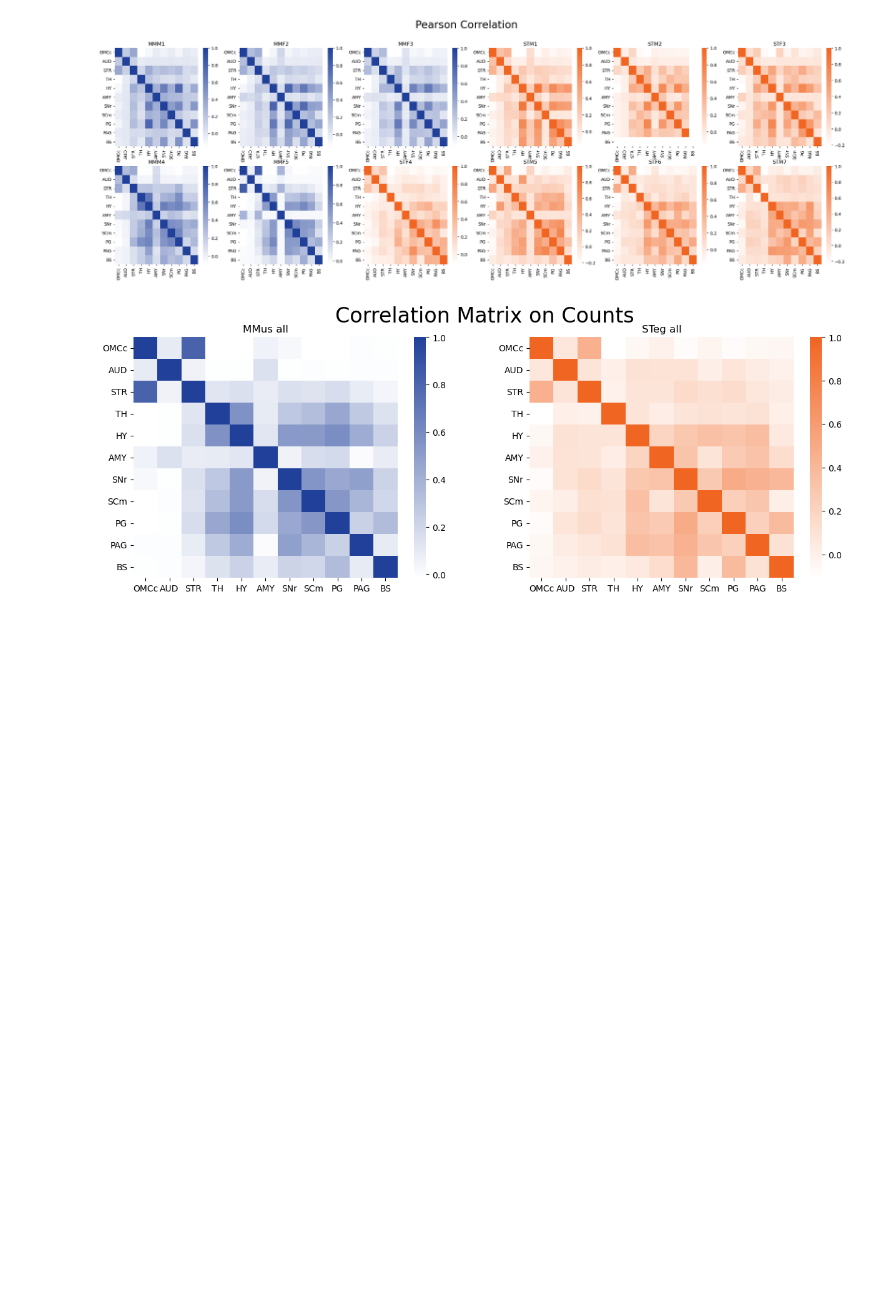
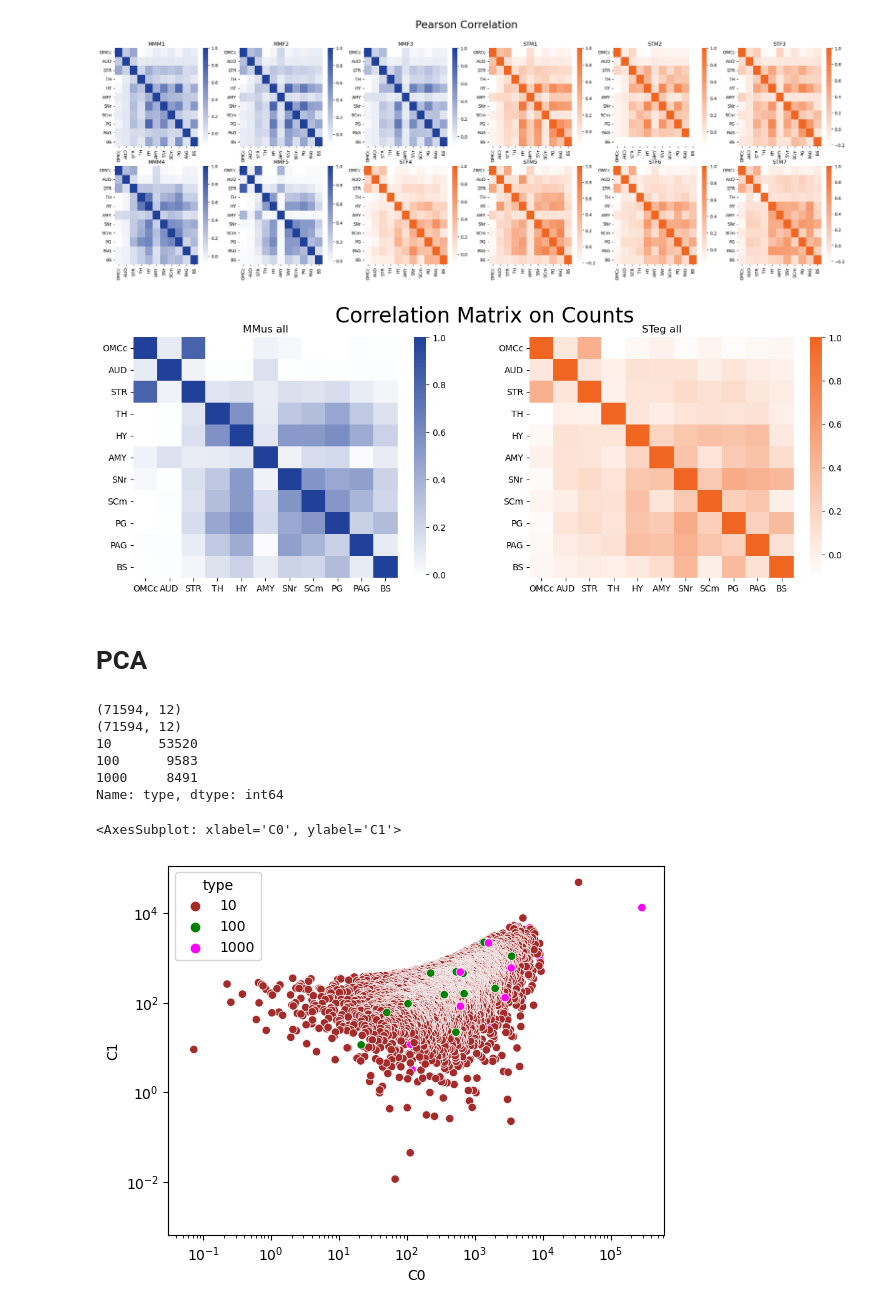
Before and after one commit to eisko/MAPseq_analysis, a Jupyter notebook: cell visualization ncount.ipynb, the cells around one changed output. Drawn from its saved outputs; the diff is of its cells as text; code cells hidden in the pictures; blank space fills up the shorter version.

```diff
--- a/cell visualization ncount.ipynb
+++ b/cell visualization ncount.ipynb
@@ -164,3 +165,52 @@ plt.show()
 # %% [output]
 [figure]
 [figure]
+# %% [markdown]
+# PCA
+# %%
+sorted = [sort_by_celltype(df, pt_areas=["AMY", "SNr", "SCm", "PG", "PAG", "BS"]) for df in omc_countN]
+
+omc_mm_sort = []
+omc_st_sort = []
+for i in range(num_samples):
+    if species[i] == "MMus":
+        omc_mm_sort.append(sorted[i])
+    else:
+        omc_st_sort.append(sorted[i])
+
+sorted_mm_all = pd.concat(omc_mm_sort)
+sorted_st_all = pd.concat(omc_st_sort)
+# %%
+# create PCA component labels
+com_labels = []
+for i in range(12):
+    com_labels.append('C'+str(i))
+
+# specify colors for cell types
+color_dict = {10:'brown', 100:'green', 1000:'magenta'}
+
+pca = PCA()
+mm_type = sorted_mm_all['type'].reset_index(drop=True)
+mm_plot = sorted_mm_all.drop("type", axis=1)
+components = pca.fit_transform(mm_plot)
+print(mm_plot.shape)
+print(components.shape)
+components[:,0].shape
+plot = pd.DataFrame(components, columns = com_labels)
+plot['type'] = mm_type
+
+print(mm_type.value_counts())
+
+
+g = sns.scatterplot(plot, x="C0", y="C1", hue="type", palette=color_dict)
+g.set(xscale='log', yscale='log')
+g
+# %% [output]
+(71594, 12)
+(71594, 12)
+10      53520
+100      9583
+1000     8491
+Name: type, dtype: int64
+<AxesSubplot: xlabel='C0', ylabel='C1'>
+[figure, added]
```
Also changed, not shown: parts of 3 cells of this notebook, 1 other file.
